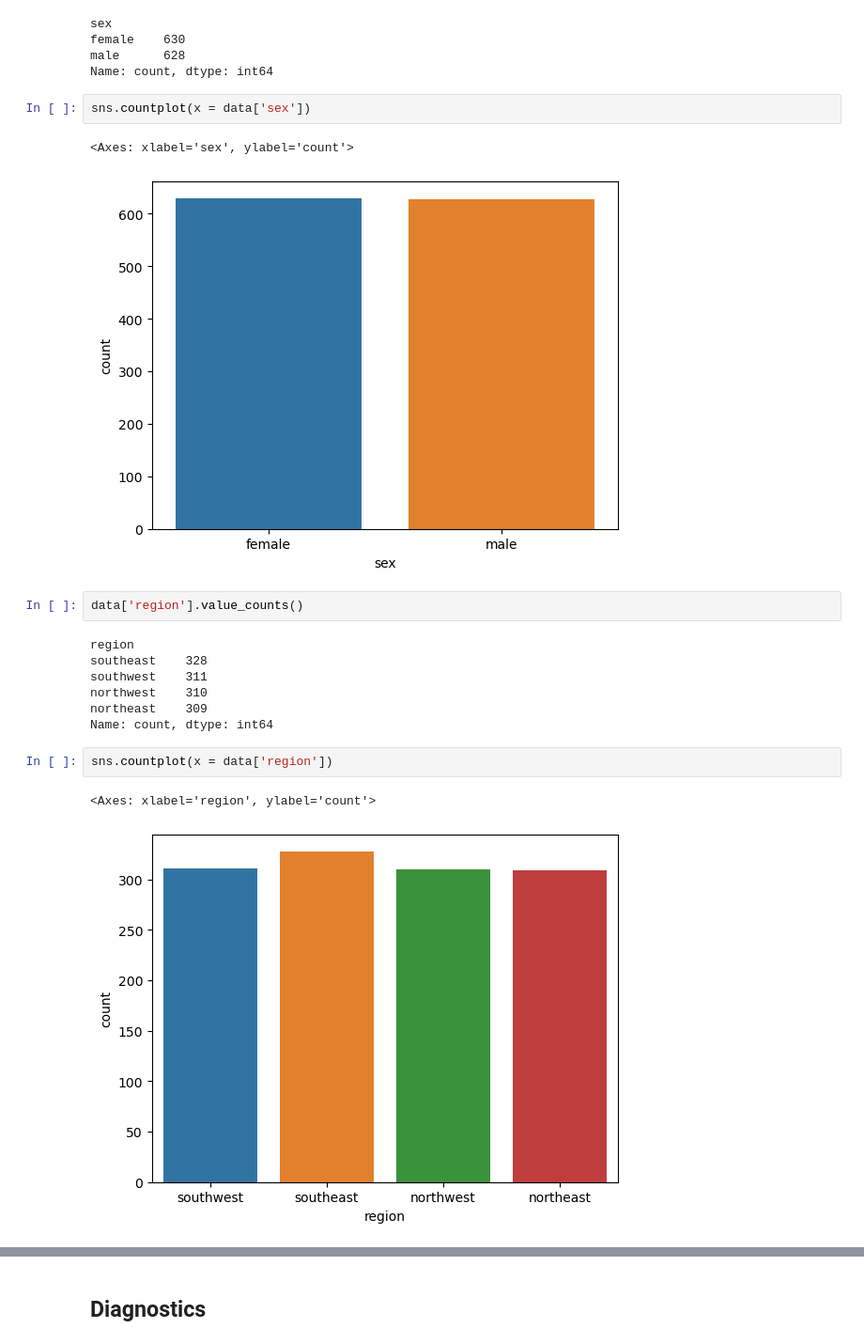
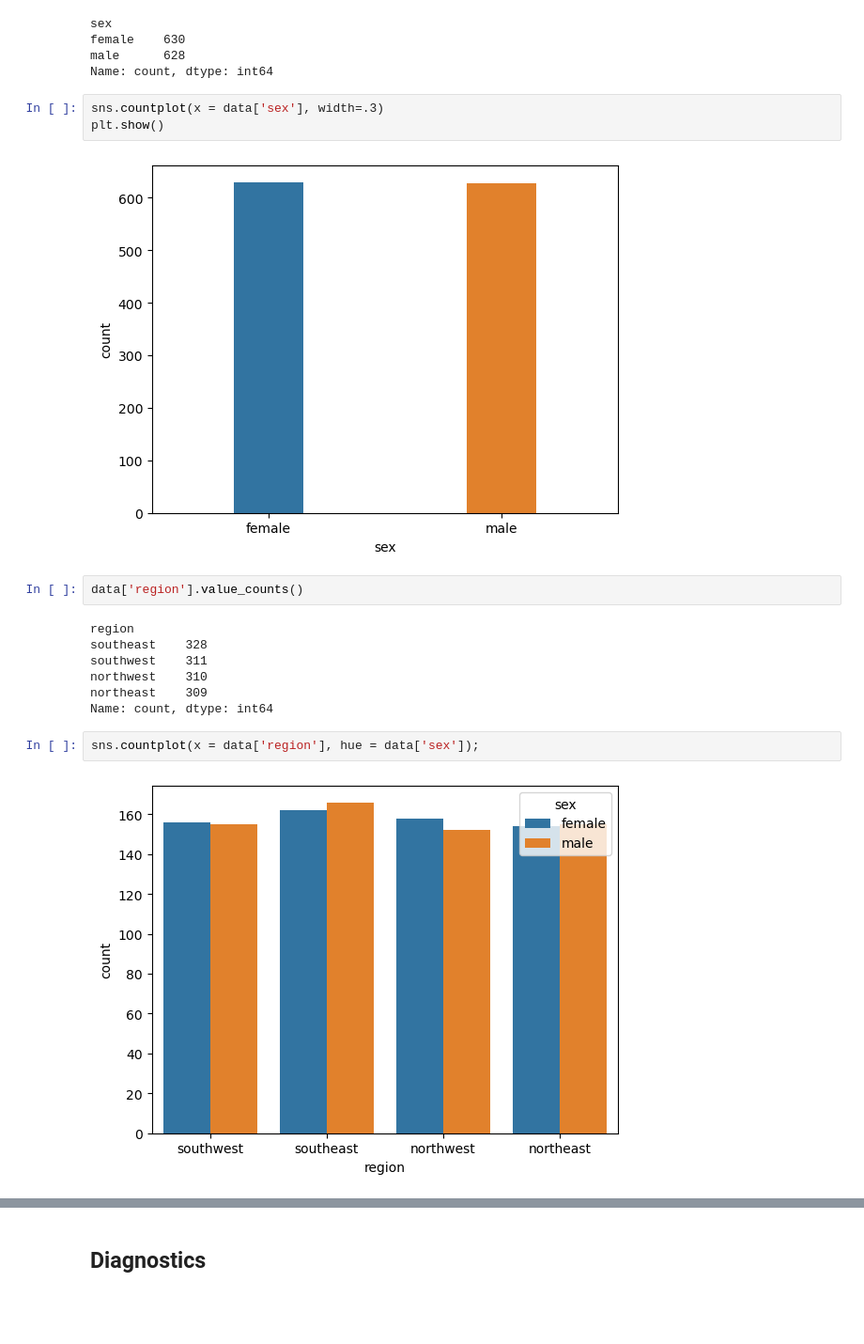
Before and after one commit to ManonYa09/Statistics_for_DataScience1, a Jupyter notebook: Regression Analysis/Linear Project/Healthcare- Insurance Expense .ipynb, the cells around one changed output, grey strips where cells are left out. Shown at 94% size. Saved outputs shown, nothing was run; the diff lists cells and outputs as text; blank space fills up the shorter version.

```diff
--- a/Regression Analysis/Linear Project/Healthcare- Insurance Expense .ipynb
+++ b/Regression Analysis/Linear Project/Healthcare- Insurance Expense .ipynb
@@ -292,10 +275,10 @@ female    630
 male      628
 Name: count, dtype: int64
 # %%
-sns.countplot(x = data['sex'])
+sns.countplot(x = data['sex'], width=.3)
+plt.show()
 # %% [output]
-<Axes: xlabel='sex', ylabel='count'>
-[figure, old version]
+[figure, new version]
 # %%
 data['region'].value_counts()
 # %% [output]
@@ -306,9 +289,8 @@ northwest    310
 northeast    309
 Name: count, dtype: int64
 # %%
-sns.countplot(x = data['region'])
+sns.countplot(x = data['region'], hue = data['sex']);
 # %% [output]
-<Axes: xlabel='region', ylabel='count'>
-[figure, old version]
+[figure, new version]
 # %% [markdown]
 ![image.png](attachment:548edbb8-f892-4500-9d90-2472c2d9de41.png)![image.png](attachment:f4b0664b-d213-4099-97ac-4f31ac391832.png)
```
Also changed, not shown: parts of 88 cells of this notebook, 3 other files.
